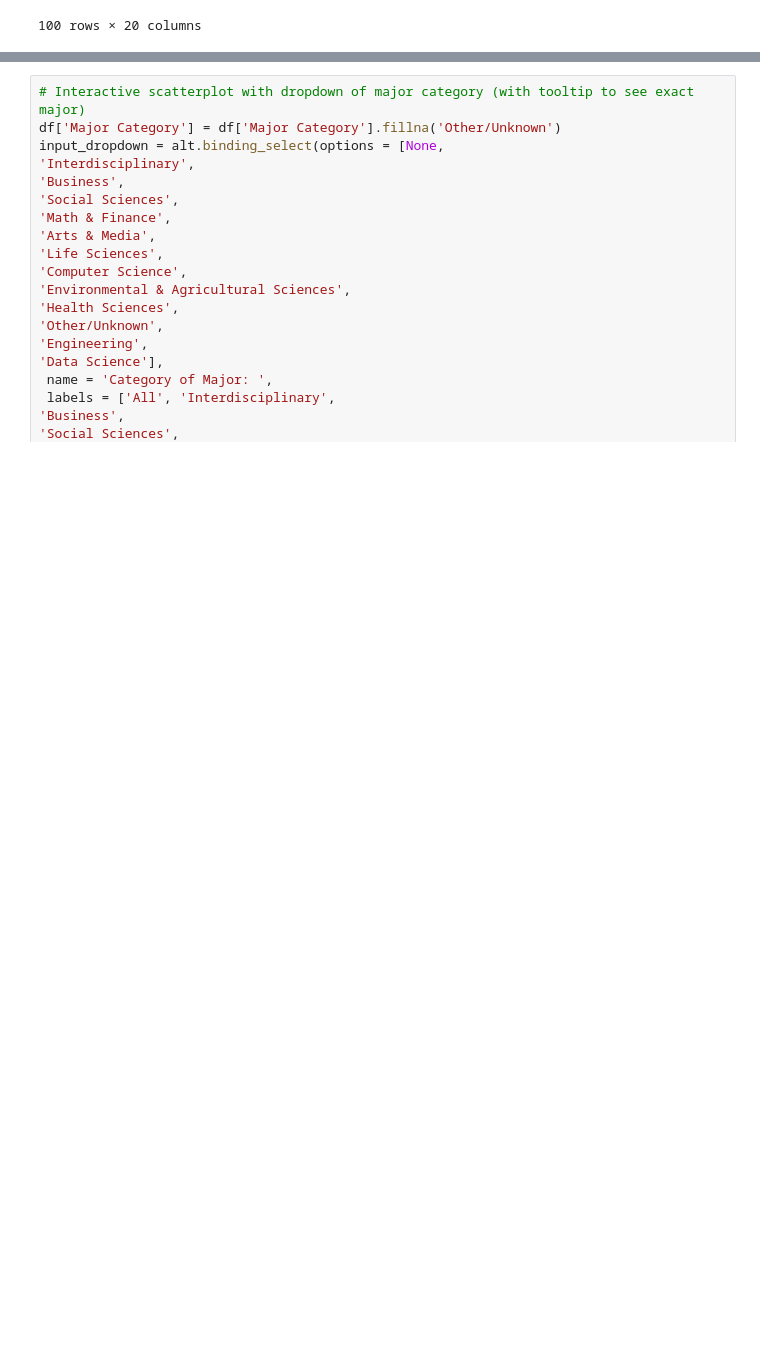
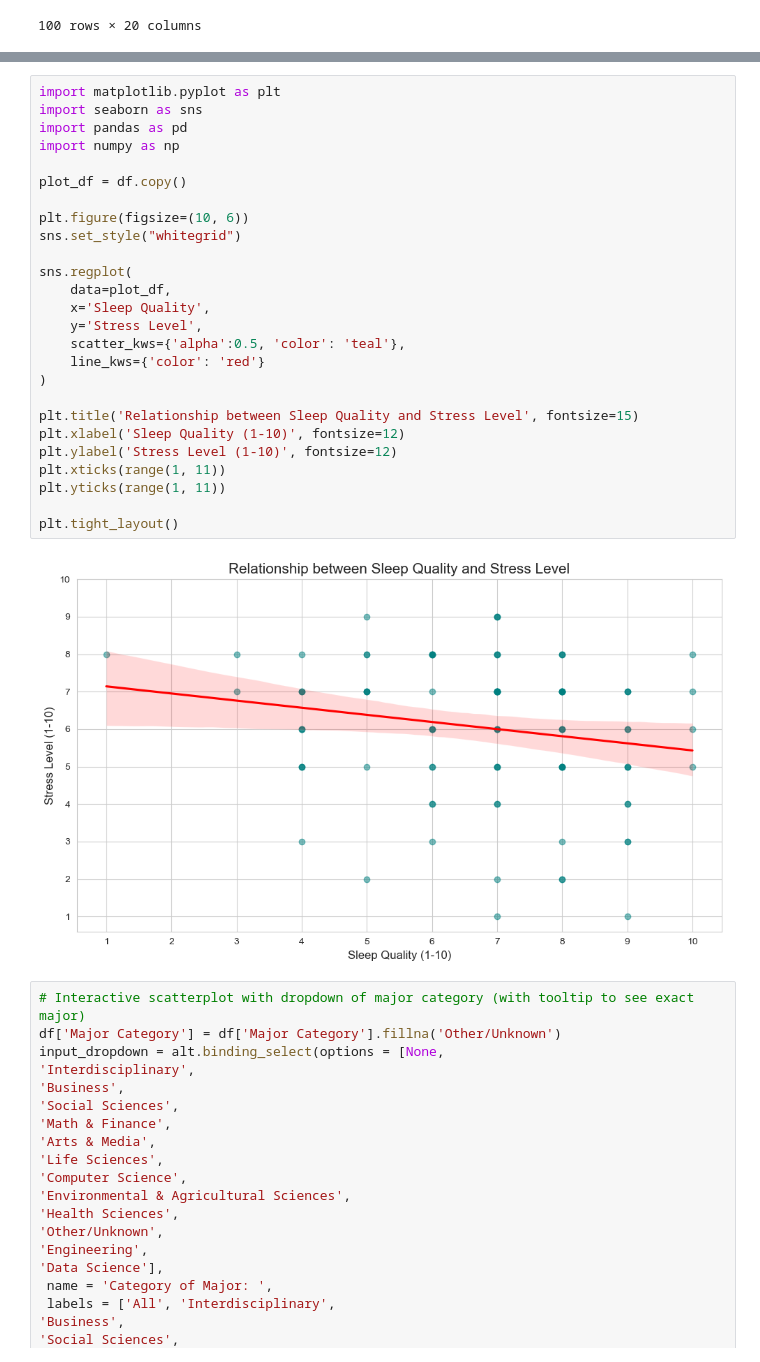
Before and after one commit to yeejord/DS4200_Sleep_Quality_Analysis, a Jupyter notebook: DS4200_Project.ipynb, the cells around one changed output, grey strips where cells are left out. Saved outputs shown, nothing was run; the diff lists cells and outputs as text; blank space fills up the shorter version.

```diff
--- a/DS4200_Project.ipynb
+++ b/DS4200_Project.ipynb
@@ -648,3 +682,31 @@ plt.savefig('histograms_lifestyle.png')
+# %%
+import matplotlib.pyplot as plt
+import seaborn as sns
+import pandas as pd
+import numpy as np
+
+plot_df = df.copy()
+
+plt.figure(figsize=(10, 6))
+sns.set_style("whitegrid")
+
+sns.regplot(
+    data=plot_df,
+    x='Sleep Quality',
+    y='Stress Level',
+    scatter_kws={'alpha':0.5, 'color': 'teal'},
+    line_kws={'color': 'red'}
+)
+
+plt.title('Relationship between Sleep Quality and Stress Level', fontsize=15)
+plt.xlabel('Sleep Quality (1-10)', fontsize=12)
+plt.ylabel('Stress Level (1-10)', fontsize=12)
+plt.xticks(range(1, 11))
+plt.yticks(range(1, 11))
+
+plt.tight_layout()
+# %% [output]
+[figure, added]
 # %%
 # Interactive scatterplot with dropdown of major category (with tooltip to see exact major)
 df['Major Category'] = df['Major Category'].fillna('Other/Unknown')
```
Also changed, not shown: parts of 10 cells of this notebook.
